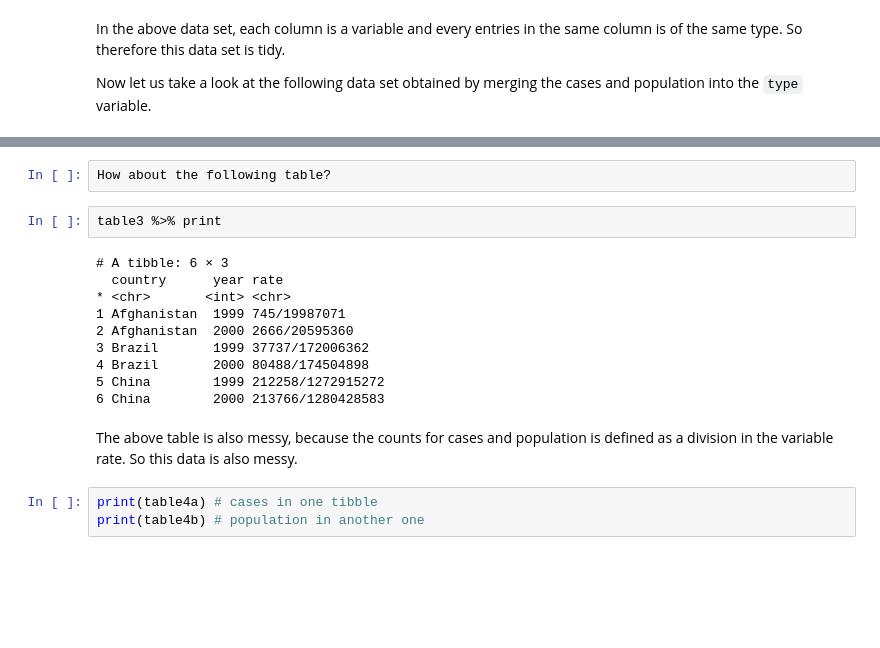
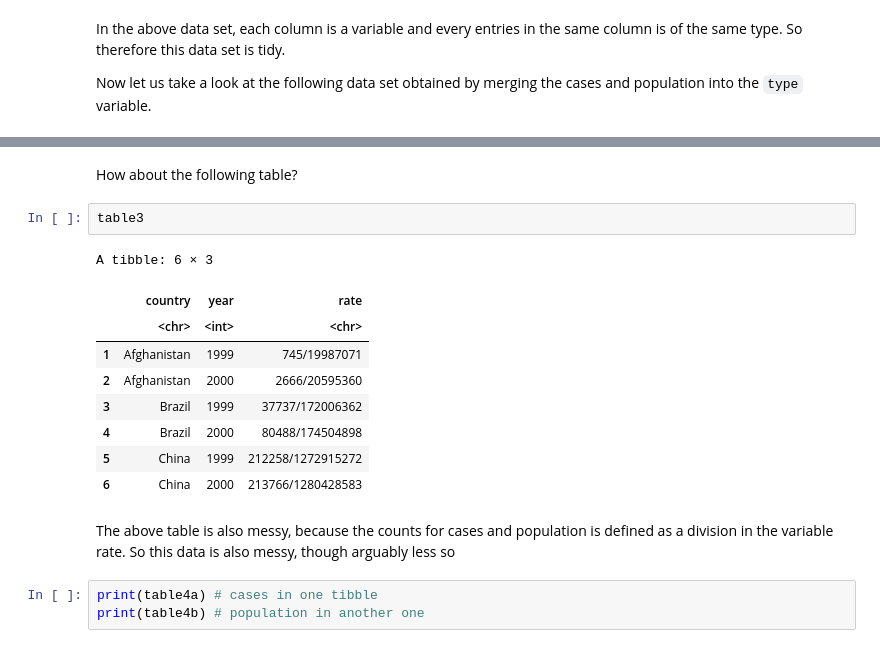
Before and after one commit to stats306/w23, a Jupyter notebook: lectures/week4/lecture04.ipynb, the cells around one changed output, grey strips where cells are left out. Saved outputs shown, nothing was run; the diff lists cells and outputs as text; blank space fills up the shorter version.

```diff
--- a/lectures/week4/lecture04.ipynb
+++ b/lectures/week4/lecture04.ipynb
@@ -64,19 +98,19 @@ In the type column, you have two variables: cases and population.   For data to
-# %%
-How about the following table?
+# %% [markdown]
+How about the following table?
 # %%
-table3 %>% print
+table3
 # %% [output]
-# A tibble: 6 × 3
-  country      year rate
-* <chr>       <int> <chr>
-1 Afghanistan  1999 745/19987071
-2 Afghanistan  2000 2666/20595360
-3 Brazil       1999 37737/172006362
-4 Brazil       2000 80488/174504898
-5 China        1999 212258/1272915272
-6 China        2000 213766/1280428583
+A tibble: 6 × 3
+|  | country | year | rate |
+|  | <chr> | <int> | <chr> |
+| 1 | Afghanistan | 1999 | 745/19987071 |
+| 2 | Afghanistan | 2000 | 2666/20595360 |
+| 3 | Brazil | 1999 | 37737/172006362 |
+| 4 | Brazil | 2000 | 80488/174504898 |
+| 5 | China | 1999 | 212258/1272915272 |
+| 6 | China | 2000 | 213766/1280428583 |
 # %% [markdown]
-The above table is also messy, because the counts for cases and population is defined as a division in the variable rate.  So this data is also messy.
+The above table is also messy, because the counts for cases and population is defined as a division in the variable rate.  So this data is also messy, though arguably less so
 # %%
 print(table4a) # cases in one tibble
 print(table4b) # population in another one
```
Also changed, not shown: parts of 26 cells of this notebook.
